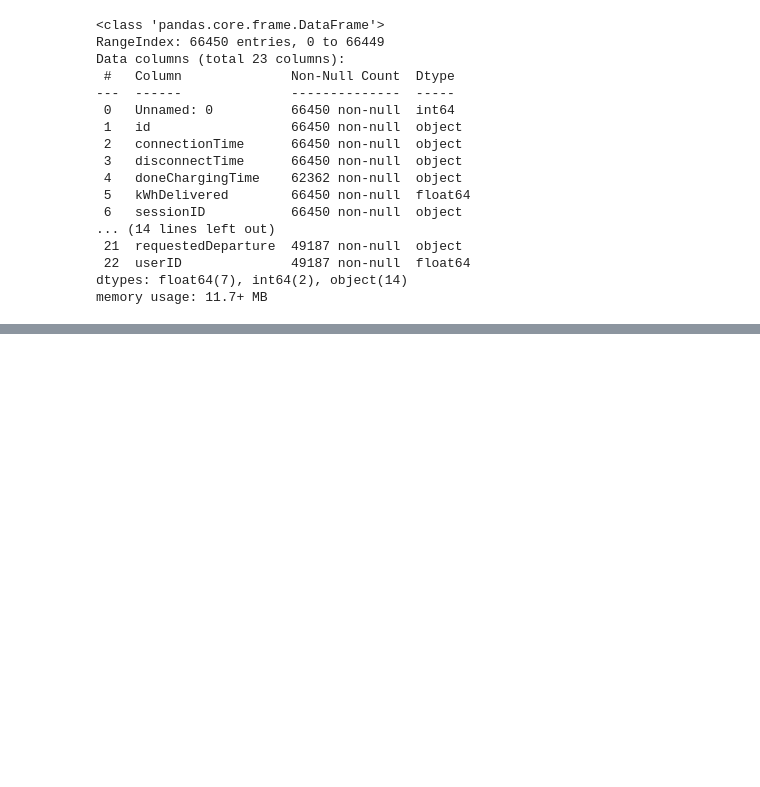
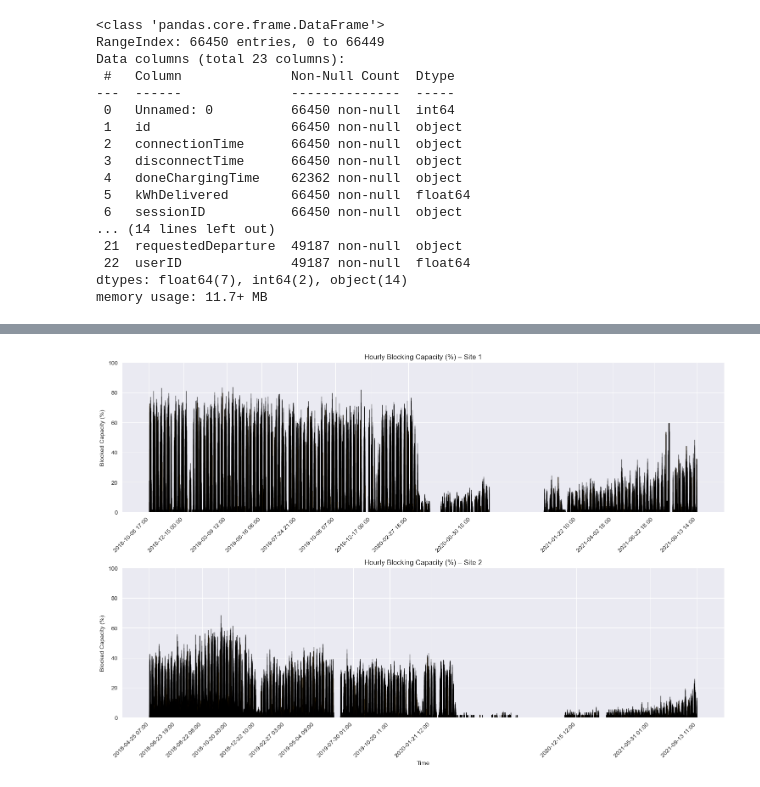
Before and after one commit to dfd0430/wiso, a Jupyter notebook: main.ipynb, the cells around one changed output, grey strips where cells are left out. Drawn from its saved outputs; the diff is of its cells as text; code cells hidden in the pictures; blank space fills up the shorter version.

Commit message:
cleaned up code and add kpi 3 blocked

```diff
--- a/main.ipynb
+++ b/main.ipynb
@@ -253 +247,82 @@ plt.show()
+# %%
+# KPI 3 percentage of spots with a car which is not charging
+
+df = charging_sessions.copy()
+
+
+df['doneChargingTime'] = df['doneChargingTime'].fillna(df['disconnectTime'])
+
+total_stations = df.groupby('siteID')['stationID'].nunique().to_dict()
+
+df['start_time'] = df['doneChargingTime']
+df['end_time'] = df['disconnectTime']
+
+df = df[df['end_time'] > df['start_time']].copy()
+
+rows = []
+
+for _, row in df.iterrows():
+    session_start = row['start_time']
+    session_end = row['end_time']
+    site_id = row['siteID']
+
+    start_hour_bucket = session_start.floor('h')
+    end_hour_bucket = session_end.floor('h')
+
+    hours_active = pd.date_range(start=start_hour_bucket, end=end_hour_bucket, freq='h')
+
+    for hour in hours_active:
+        hour_start = hour
+        hour_end = hour + pd.Timedelta(hours=1)
+
+        overlap_start = max(session_start, hour_start)
+        overlap_end = min(session_end, hour_end)
+
+        seconds = (overlap_end - overlap_start).total_seconds()
+
+        if seconds > 0:
+            fraction_hours = seconds / 3600.0
+            rows.append({
+                'siteID': site_id,
+                'hour': hour,
+                'fraction': fraction_hours
+            })
+
+usage_df = pd.DataFrame(rows)
+
+hourly_usage = usage_df.groupby(['siteID', 'hour'])['fraction'].sum().reset_index()
+
+hourly_usage['capacity_percent'] = hourly_usage.apply(
+    lambda x: (x['fraction'] / total_stations.get(x['siteID'], 1)) * 100, axis=1
+)
+
+site_ids = hourly_usage['siteID'].unique()
+
+
+fig, axes = plt.subplots(len(site_ids), 1, figsize=(15, 5 * len(site_ids)), sharex=False)
+
+for ax, site_id in zip(axes, site_ids):
+
+    site_data = hourly_usage[hourly_usage['siteID'] == site_id].sort_values('hour')
+
+    ax.bar(site_data['hour'], site_data['capacity_percent'],
+           width=0.04, color='orange', edgecolor='black', alpha=0.7)
+
+    ax.set_title(f'Hourly Blocking Capacity (%) – Site {site_id}')
+    ax.set_ylabel('Blocked Capacity (%)')
+    ax.set_ylim(0, 100)
+
+
+    if len(site_data) > 0:
+
+        tick_interval = max(len(site_data) // 12, 1)
+        ax.set_xticks(site_data['hour'].iloc[::tick_interval])
+        ax.set_xticklabels([h.strftime('%Y-%m-%d %H:%M') for h in site_data['hour'].iloc[::tick_interval]],
+                           rotation=45, ha='right')
+
+plt.xlabel('Time')
+plt.tight_layout()
+plt.show()
+# %% [output]
+[figure, added]
 # %%
```
Also changed, not shown: parts of 11 cells of this notebook.
